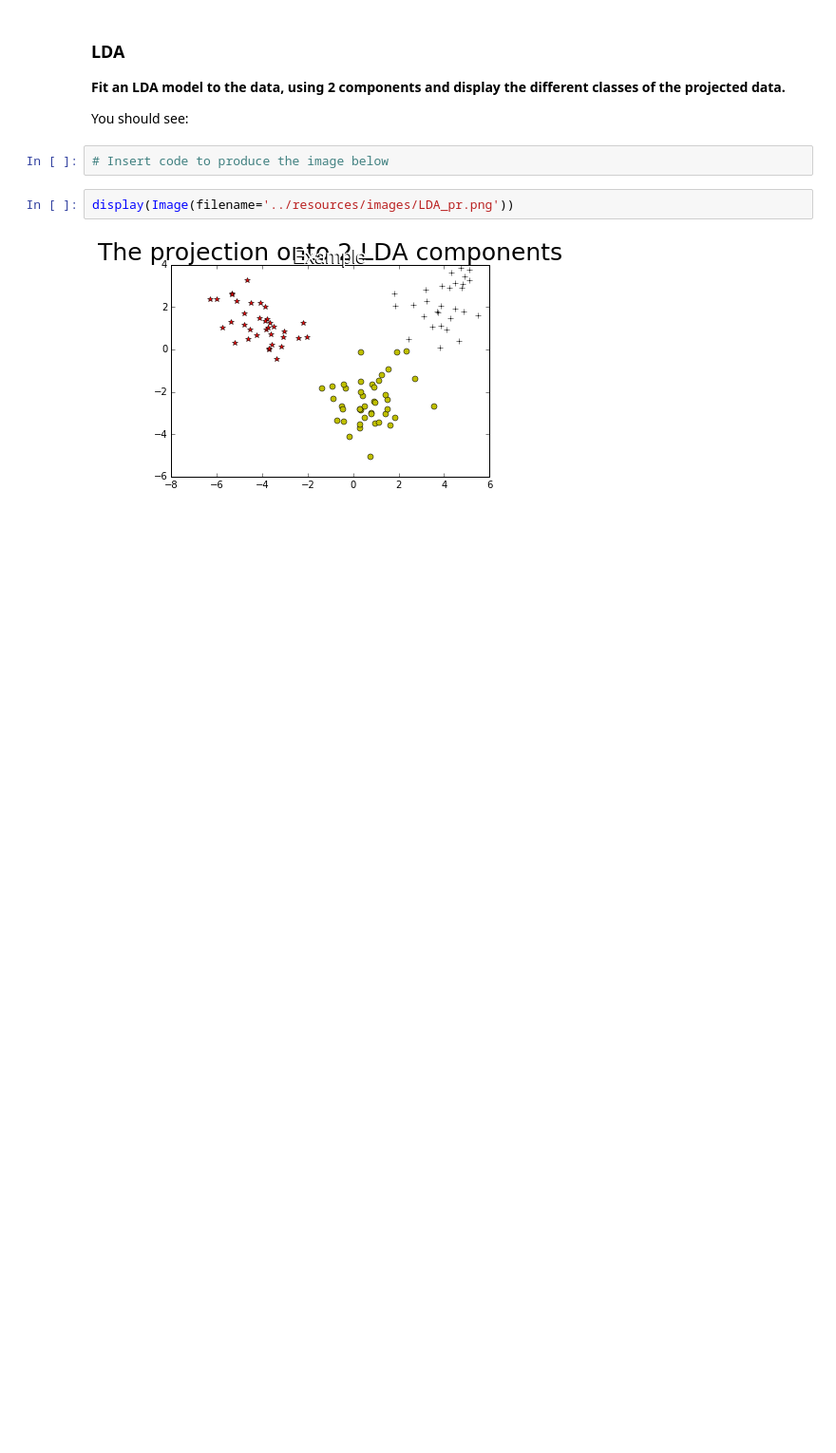
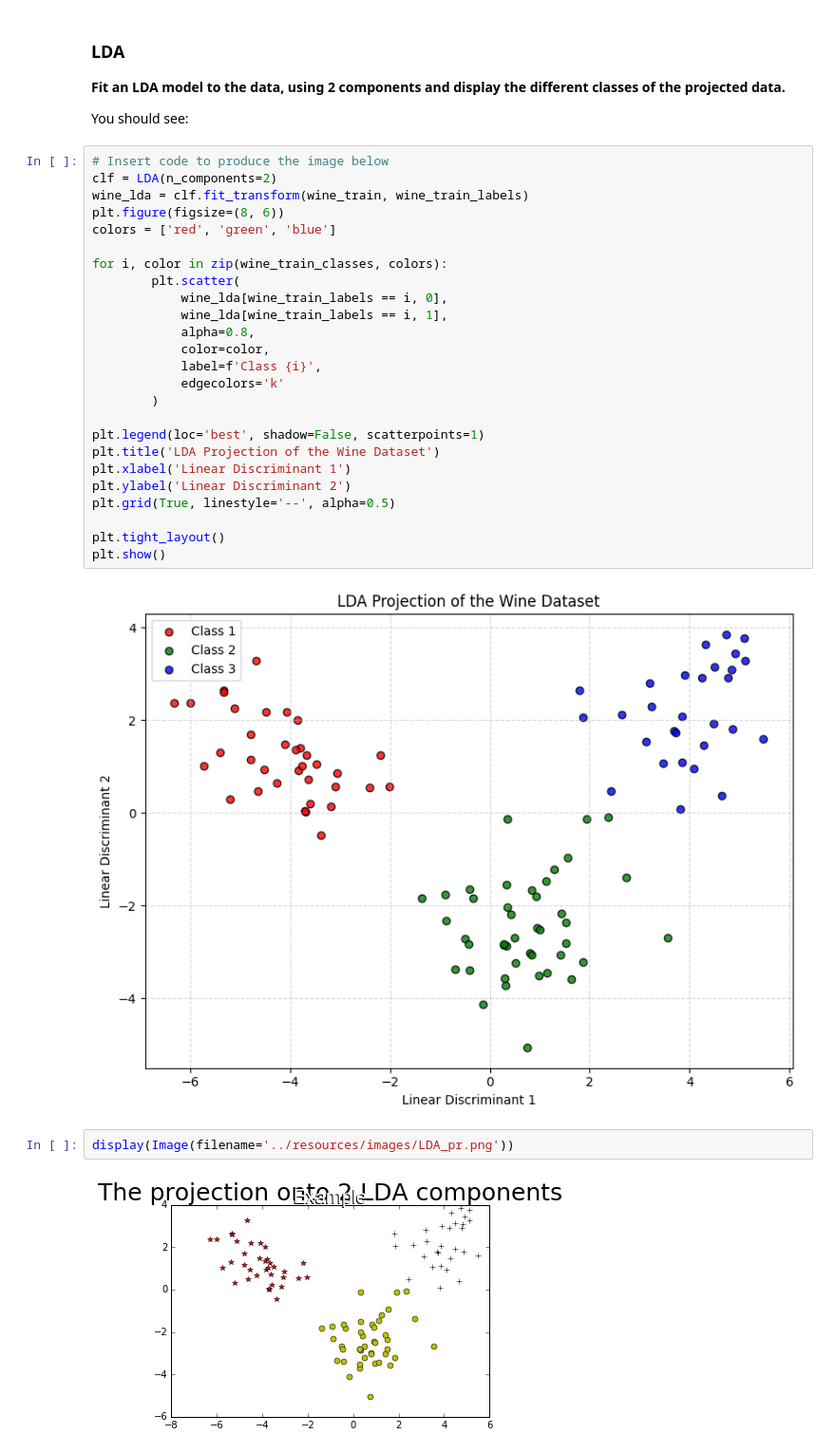
Before and after one commit to mudgician/cs315, a Jupyter notebook: assign1/src/assign1.ipynb, the cells around one changed output. Shown at 95% size. Saved outputs shown, nothing was run; the diff lists cells and outputs as text; blank space fills up the shorter version.

```diff
--- a/assign1/src/assign1.ipynb
+++ b/assign1/src/assign1.ipynb
@@ -425,8 +465,33 @@ display(Image(filename='../resources/images/Wine_PCA.png'))
 **Fit an LDA model to the data, using 2 components and display the different classes of the projected data.**
 
 You should see:
-# %%
-# Insert code to produce the image below
+# %%
+# Insert code to produce the image below
+clf = LDA(n_components=2)
+wine_lda = clf.fit_transform(wine_train, wine_train_labels)
+plt.figure(figsize=(8, 6))
+colors = ['red', 'green', 'blue']
+
+for i, color in zip(wine_train_classes, colors):
+        plt.scatter(
+            wine_lda[wine_train_labels == i, 0],
+            wine_lda[wine_train_labels == i, 1],
+            alpha=0.8,
+            color=color,
+            label=f'Class {i}',
+            edgecolors='k'
+        )
+
+plt.legend(loc='best', shadow=False, scatterpoints=1)
+plt.title('LDA Projection of the Wine Dataset')
+plt.xlabel('Linear Discriminant 1')
+plt.ylabel('Linear Discriminant 2')
+plt.grid(True, linestyle='--', alpha=0.5)
+
+plt.tight_layout()
+plt.show()
+# %% [output]
+[figure, added]
 # %%
 display(Image(filename='../resources/images/LDA_pr.png'))
 # %% [output]
```
Also changed, not shown: parts of 20 cells of this notebook, 1 other file.
